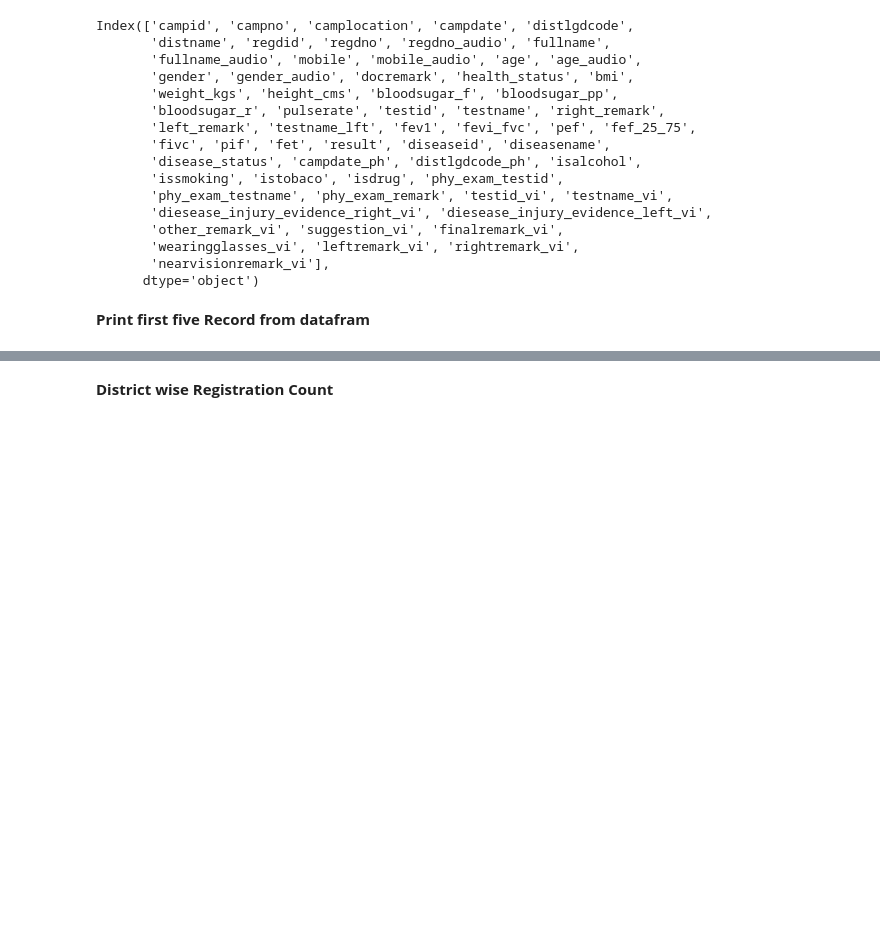
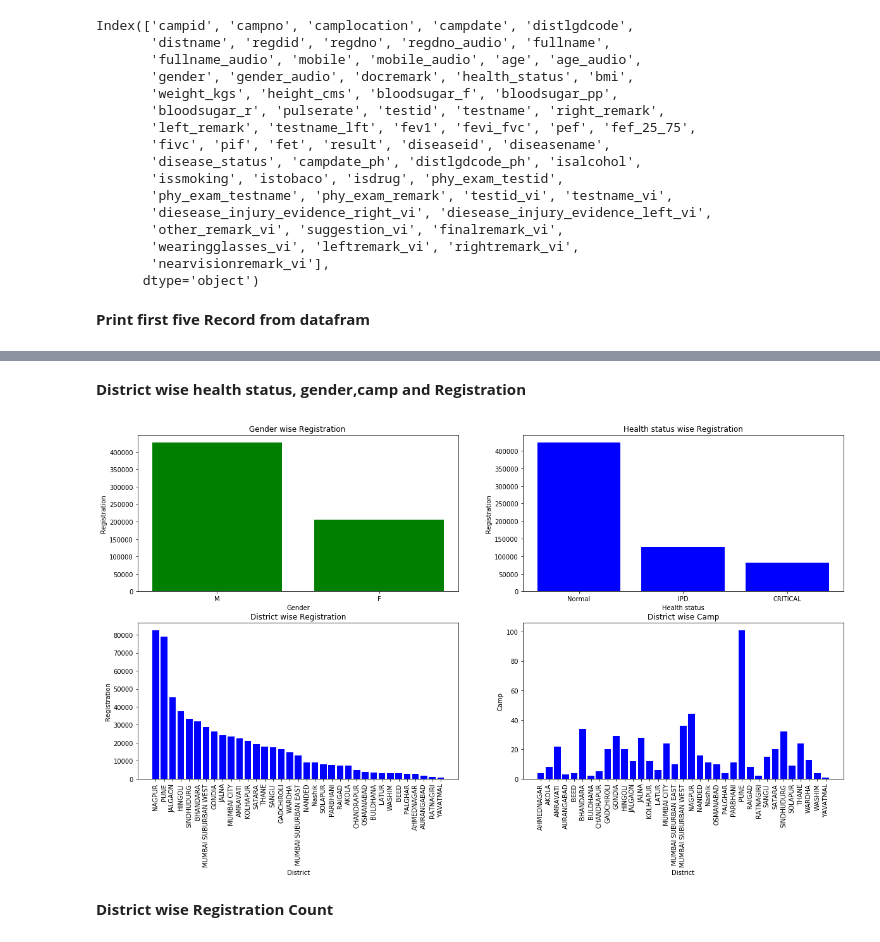
Before and after one commit to dharmendra-chouhan/s2datascience, a Jupyter notebook: Extracted_Construction_Worker_Patient_Details_Files.ipynb, the cells around one changed output, grey strips where cells are left out. Saved outputs shown, nothing was run; the diff lists cells and outputs as text; code cells hidden in the pictures; blank space fills up the shorter version.

```diff
--- a/Extracted_Construction_Worker_Patient_Details_Files.ipynb
+++ b/Extracted_Construction_Worker_Patient_Details_Files.ipynb
@@ -69,6 +75,65 @@ df1.head(5)
 | 2 | 274 | CAMP_493_0000003 | varadshilp appt flat 3| manglamur... | 2019-09-11 | 493 | SANGLI | 497742 | 131380003406 | 131380003406 | ... |
 | 3 | 274 | CAMP_493_0000003 | varadshilp appt flat 3| manglamur... | 2019-09-11 | 493 | SANGLI | 497744 | 131390043378 | 131390043378 | ... |
 | 4 | 274 | CAMP_493_0000003 | varadshilp appt flat 3| manglamur... | 2019-09-11 | 493 | SANGLI | 497744 | 131390043378 | 131390043378 | ... |
+# %% [markdown]
+**District wise health status, gender,camp and Registration**
+# %%
+import matplotlib.pyplot as plt
+import matplotlib.pyplot as plt1
+plt.rcParams['figure.figsize'] =[20,10]
+
+
+fig = plt.figure()
+ax1 = fig.add_subplot(221)
+ax2 = fig.add_subplot(222)
+
+ax3 = fig.add_subplot(223)
+ax4 = fig.add_subplot(224)
+
+
+healthhcount = df1['health_status'].value_counts().to_dict()
+groupnamecount = df1['gender'].value_counts().to_dict()
+distnamecount = df1['distname'].value_counts().to_dict()
+distwise_reg = df1.groupby("distname").agg({"camplocation": pd.Series.nunique}).reset_index()
+
+
+ax1.title.set_text('Gender wise Registration ')
+service_value1=groupnamecount.values()
+service_keys1=groupnamecount.keys()
+ax1.set_xlabel('Gender')
+ax1.set_ylabel('Registration')
+ax1.bar(service_keys1,service_value1, color = 'green')
+
+
+ax2.title.set_text('Health status wise Registration')
+service_value1=healthhcount.values()
+service_keys1=healthhcount.keys()
+ax2.set_xlabel('Health status')
+ax2.set_ylabel('Registration')
+ax2.bar(service_keys1,service_value1, color = 'blue')
+
+
+
+ax3.title.set_text('District wise Registration')
+distnamecount_value1=distnamecount.values()
+distnamecount_keys1=distnamecount.keys()
+ax3.set_xlabel('District')
+ax3.set_ylabel('Registration')
+ax3.bar(distnamecount_keys1,distnamecount_value1, color = 'blue')
+for tick in ax3.get_xticklabels():
+    tick.set_rotation(90)
+
+
+ax4.title.set_text('District wise Camp')
+distnamecount_value1=distwise_reg['camplocation']
+distnamecount_keys1=distwise_reg['distname']
+ax4.set_xlabel('District')
+ax4.set_ylabel('Camp')
+ax4.bar(distnamecount_keys1,distnamecount_value1, color = 'blue')
+for tick in ax4.get_xticklabels():
+    tick.set_rotation(90)
+# %% [output]
+[figure, added]
 # %% [markdown]
 **District wise Registration Count**
 # %%
```
Also changed, not shown: parts of 5 cells of this notebook.
